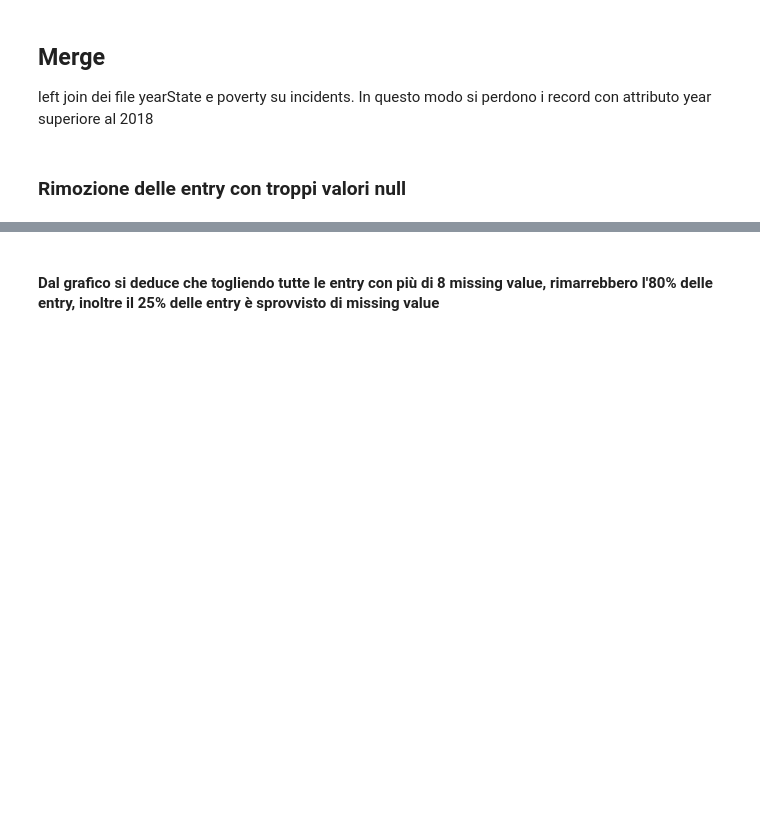
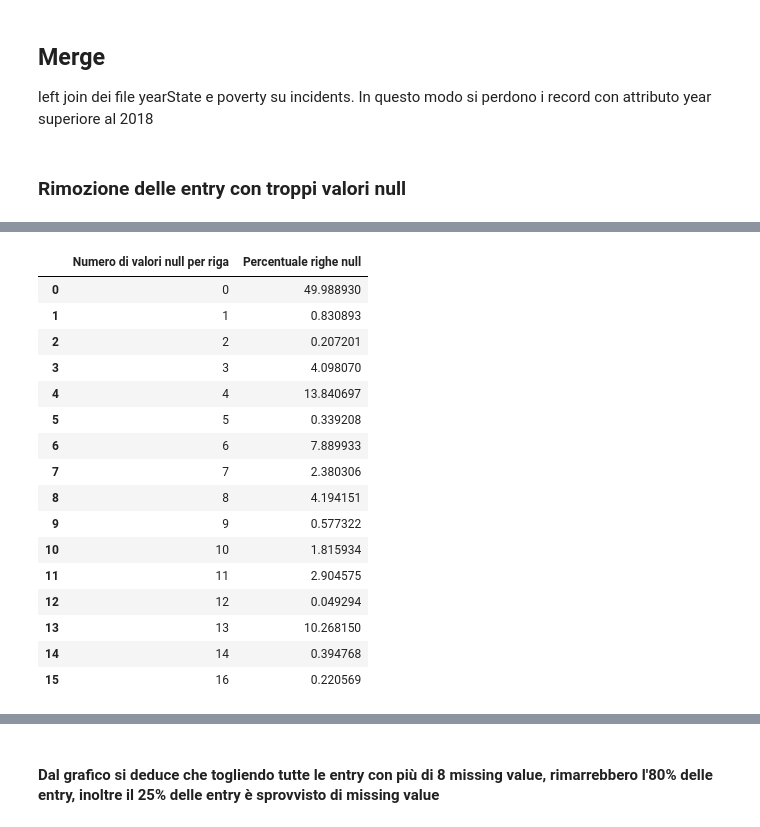
Before and after one commit to KamerC1/DM, a Jupyter notebook: src/data_preparation/DataCleaning.ipynb, the cells around one changed output, grey strips where cells are left out. Saved outputs shown, nothing was run; the diff lists cells and outputs as text; code cells hidden in the pictures; blank space fills up the shorter version.

```diff
--- a/src/data_preparation/DataCleaning.ipynb
+++ b/src/data_preparation/DataCleaning.ipynb
@@ -321 +332,31 @@ tab = pd.merge(tab,tab3, on=["year","state","congressional_district"],how="left"
+# %%
+def count_null_entries(df, ignore=[]):
+    """
+
+    """
+    null_counts = df.drop(ignore, axis=1).isnull().sum(axis=1)
+    null_percentage = null_counts.value_counts().sort_index()/len(df)*100
+    return null_percentage.reset_index().rename(columns={'index': 'Numero di valori null per riga', 'count': 'Percentuale righe null'})
+
+# La maggior parte dei valori party', 'candidatevotes', 'totalvotes sono nulli (questo perché le elezioni avvengono ogni due anni)
+ignore = ['city_or_county', 'address', 'state_house_district', 'state_senate_district', 'notes', 'incident_characteristics1', 'incident_characteristics2', 'party', 'candidatevotes', 'totalvotes']
+count_null_entries(tab, ignore)
+# %% [output]
+|  | Numero di valori null per riga | Percentuale righe null |
+| 0 | 0 | 49.988930 |
+| 1 | 1 | 0.830893 |
+| 2 | 2 | 0.207201 |
+| 3 | 3 | 4.098070 |
+| 4 | 4 | 13.840697 |
+| 5 | 5 | 0.339208 |
+| 6 | 6 | 7.889933 |
+| 7 | 7 | 2.380306 |
+| 8 | 8 | 4.194151 |
+| 9 | 9 | 0.577322 |
+| 10 | 10 | 1.815934 |
+| 11 | 11 | 2.904575 |
+| 12 | 12 | 0.049294 |
+| 13 | 13 | 10.268150 |
+| 14 | 14 | 0.394768 |
+| 15 | 16 | 0.220569 |
 # %%
```
Also changed, not shown: parts of 15 cells of this notebook, 4 other files.
